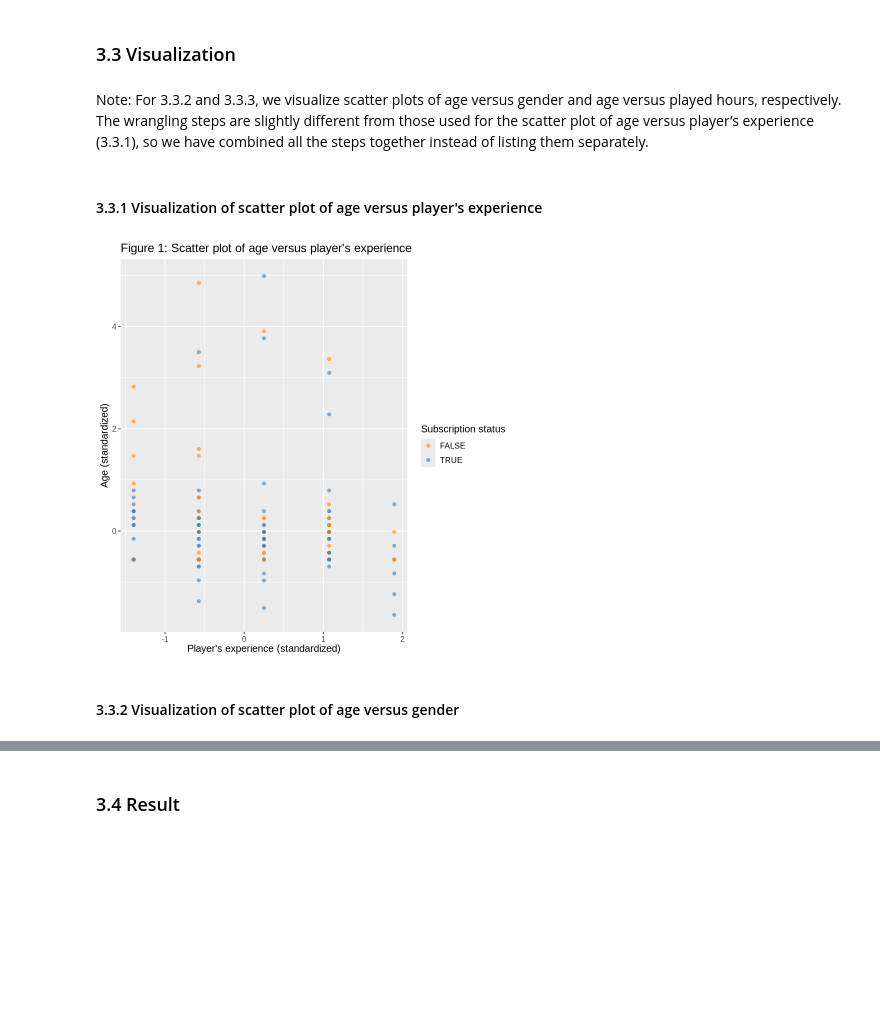
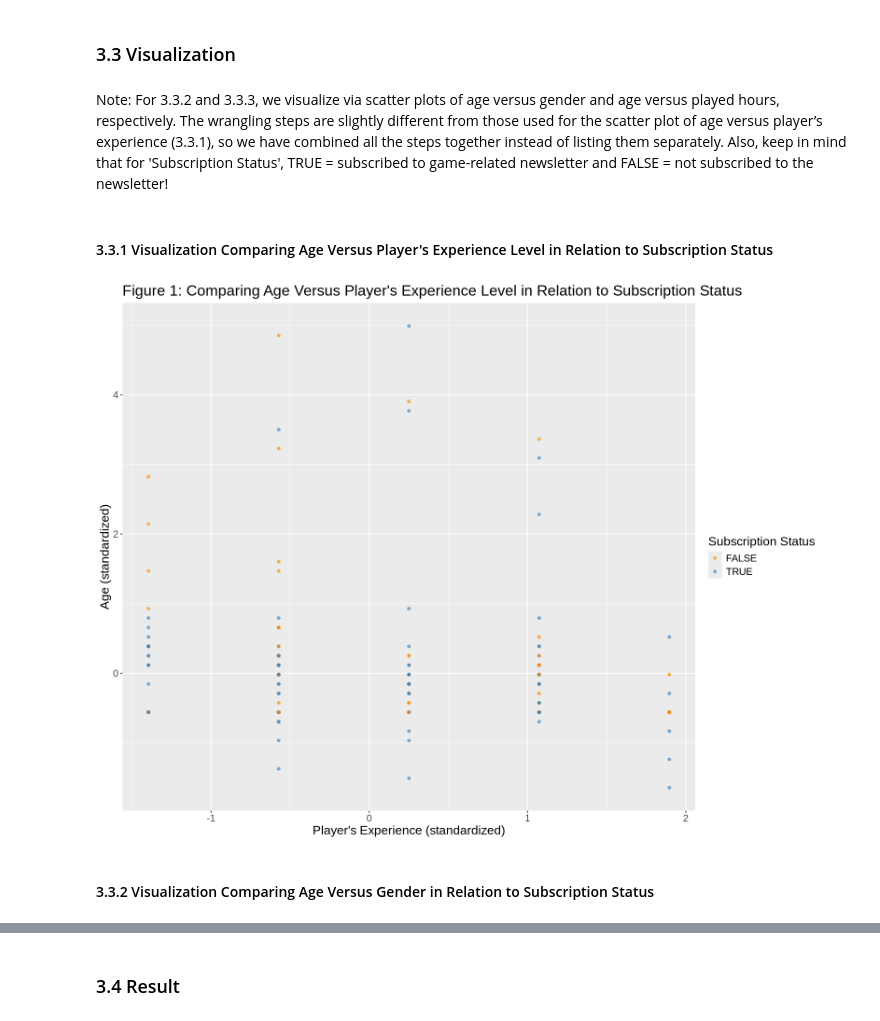
Before and after one commit to Sandyyyin/project_final_report, a Jupyter notebook: project_final_report_1.ipynb, the cells around one changed output, grey strips where cells are left out. Cells and saved outputs as stored; diff of their text form; code cells hidden in the pictures; blank space fills up the shorter version.

```diff
--- a/project_final_report_1.ipynb
+++ b/project_final_report_1.ipynb
@@ -171,25 +171,27 @@ A tibble: 194 × 3
 # %% [markdown]
 ### 3.3 Visualization
 # %% [markdown]
-Note: For 3.3.2 and 3.3.3, we visualize scatter plots of age versus gender and age versus played hours, respectively. The wrangling steps are slightly different from those used for the scatter plot of age versus player’s experience (3.3.1), so we have combined all the steps together instead of listing them separately.
+Note: For 3.3.2 and 3.3.3, we visualize via scatter plots of age versus gender and age versus played hours, respectively. The wrangling steps are slightly different from those used for the scatter plot of age versus player’s experience (3.3.1), so we have combined all the steps together instead of listing them separately. Also, keep in mind that for 'Subscription Status', TRUE = subscribed to game-related newsletter and FALSE = not subscribed to the newsletter!
 # %% [markdown]
-#### 3.3.1 Visualization of scatter plot of age versus player's experience
+#### 3.3.1 Visualization Comparing Age Versus Player's Experience Level in Relation to Subscription Status
 # %%
+options(repr.plot.width = 13, repr.plot.height = 10)
+
 experi_age <- scaled_players_data |>
     ggplot(aes(x = experience, y = Age, color = subscribe)) +
     geom_point(alpha = 0.6) +
-    labs(x = "Player's experience (standardized)",
+    labs(x = "Player's Experience (standardized)",
          y = "Age (standardized)",
-         color = "Subscription status") +
+         color = "Subscription Status") +
     scale_color_manual(values = c("darkorange", "steelblue")) +
-    theme(text = element_text(size = 12)) +
-    ggtitle("Figure 1: Scatter plot of age versus player's experience")
+    theme(text = element_text(size = 16)) +
+    ggtitle("Figure 1: Comparing Age Versus Player's Experience Level in Relation to Subscription Status")
 
 experi_age
 # %% [output]
-[figure, old version]
+[figure, new version]
 # %% [markdown]
-#### 3.3.2 Visualization of scatter plot of age versus gender
+#### 3.3.2 Visualization Comparing Age Versus Gender in Relation to Subscription Status
 # %%
 wrangling_players_data_2 <- players_data |>
     select(subscribe, gender, Age) |>
```
Also changed, not shown: parts of 5 cells of this notebook.
